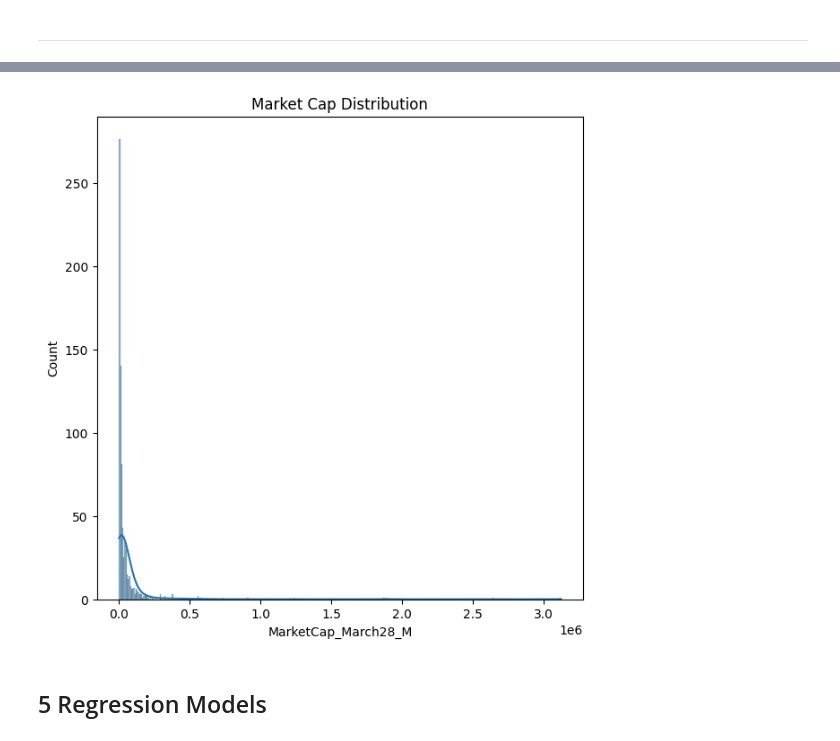
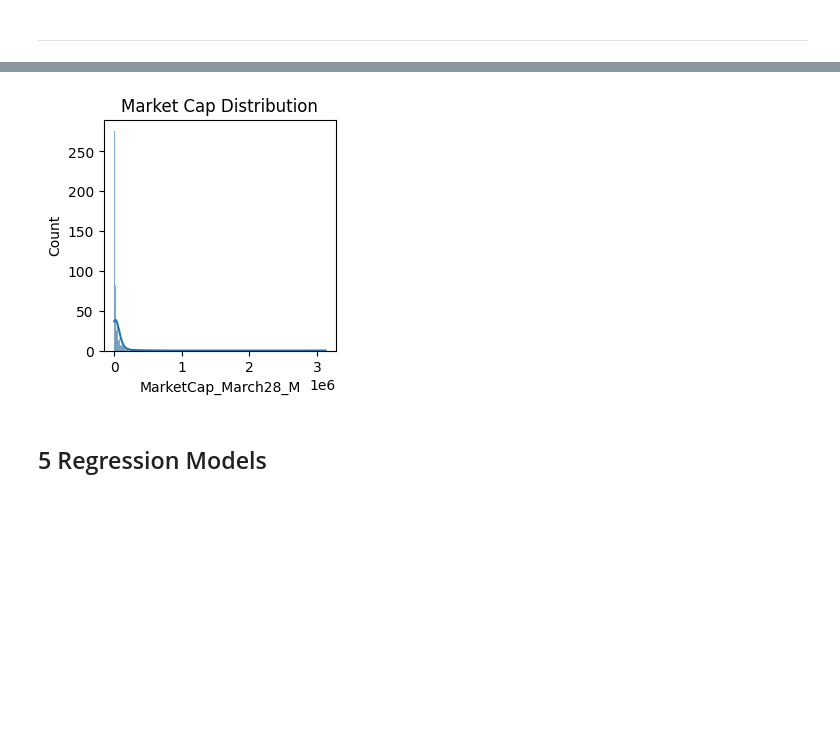
Before and after one commit to jss2326/AML-Final-Project, a Jupyter notebook: AML_Deliverable 3_Group 24.ipynb, the cells around one changed output, grey strips where cells are left out. Cells and saved outputs as stored; diff of their text form; code cells hidden in the pictures; blank space fills up the shorter version.

```diff
--- a/AML_Deliverable 3_Group 24.ipynb
+++ b/AML_Deliverable 3_Group 24.ipynb
@@ -26,8 +27,8 @@ from sklearn.metrics import mean_squared_error, r2_score
 from sklearn.linear_model import LinearRegression
 # %%
 # Load data
-df = pd.read_csv('2024FinancialData.csv')
-df.head()
+initial_df = pd.read_csv('FinancialData.csv')
+initial_df.head()
 # %% [output]
 |  | Rank | Company | Ticker | Sector | Industry | Profitable | Founder_is_CEO | FemaleCEO | Growth_in_Jobs | ... |
 | 0 | 1 | Walmart | WMT | Retailing | General Merchandisers | yes | no | no | no | ... |
@@ -150,11 +134,11 @@ dtype: int64
 # %% [markdown]
 We drop the rows with missing values for "MarketCap_March28_M" and impute the values for "RevenuePercentChange," "Profits_M," and "ProfitsPercentChange." We are using the median for imputing the values of these metrics because financial data tends to be skewed.
 # %%
-df_cleaned = df_cleaned.dropna(subset=['MarketCap_March28_M'])
-df_cleaned = df_cleaned.dropna(subset=['Ticker'])
-df_cleaned['RevenuePercentChange'] = df_cleaned['RevenuePercentChange'].fillna(df_cleaned['RevenuePercentChange'].median())
-df_cleaned['Profits_M'] = df_cleaned['Profits_M'].fillna(df_cleaned['Profits_M'].median())
-df_cleaned['ProfitsPercentChange'] = df_cleaned['ProfitsPercentChange'].fillna(df_cleaned['ProfitsPercentChange'].median())
+df = df.dropna(subset=['MarketCap_March28_M'])
+df = df.dropna(subset=['Ticker'])
+df['RevenuePercentChange'] = df['RevenuePercentChange'].fillna(df['RevenuePercentChange'].median())
+df['Profits_M'] = df['Profits_M'].fillna(df['Profits_M'].median())
+df['ProfitsPercentChange'] = df['ProfitsPercentChange'].fillna(df['ProfitsPercentChange'].median())
 # %%
 # checking for missing values again
 
@@ -174,18 +173,18 @@ We will add metrics we will need for predicting market cap and for classifying f
 - Employee Efficiency (Revenue per employee)
 # %%
 # Regression-related metrics for predicting Market Cap
-df_cleaned['Revenue_Growth'] = df_cleaned.groupby('Ticker')['Revenues_M'].pct_change() * 100  # Revenue growth in percentage
-df_cleaned['Profit_Margin'] = df_cleaned['Profits_M'] / df_cleaned['Revenues_M']  # Profit margin
+df['Revenue_Growth'] = df.groupby('Ticker')['Revenues_M'].pct_change() * 100  # Revenue growth in percentage
+df['Profit_Margin'] = df['Profits_M'] / df['Revenues_M']  # Profit margin
 
 # Company growth metrics outlined in deliverable 2
-df_cleaned['Profit_Growth'] = df_cleaned.groupby('Ticker')['Profits_M'].pct_change() * 100  # Profit growth
-df_cleaned['Revenue_per_Employee'] = df_cleaned['Revenues_M'] / df_cleaned['Number_of_employees']  # Revenue per employee
+df['Profit_Growth'] = df.groupby('Ticker')['Profits_M'].pct_change() * 100  # Profit growth
+df['Revenue_per_Employee'] = df['Revenues_M'] / df['Number_of_employees']  # Revenue per employee
 
 # Growth references the year before so the first value returns a !#REF error
-df_cleaned['Revenue_Growth'] = df_cleaned['Revenue_Growth'].fillna(0)
-df_cleaned['Profit_Growth'] = df_cleaned['Profit_Growth'].fillna(0)
+df['Revenue_Growth'] = df['Revenue_Growth'].fillna(0)
+df['Profit_Growth'] = df['Profit_Growth'].fillna(0)
 
-print(df_cleaned.head())
+print(df.head())
 # %% [output]
   Ticker       Sector                                  Industry Profitable  \
 0    WMT    Retailing                     General Merchandisers        yes
@@ -211,12 +210,12 @@ Split the data, scale numerical variables, encode categorical variables.
 ### 3.1 Define target and features
 # %%
 # Define numeric columns to normalize
-num_features = ['Revenue_Growth', 'Profit_Margin', 'Profit_Growth', 'Revenue_per_Employee',
+num_features = ['EBITDA', 'Revenue_Growth', 'Profit_Margin', 'Profit_Growth', 'Revenue_per_Employee',
                      'MarketCap_March28_M', 'Revenues_M', 'Profits_M', 'Assets_M', 'MarketCap_Updated_M']
 
-# Split data into features (X) and target (y)
-X = df_cleaned[num_features]
-y = df_cleaned['MarketCap_March28_M']  # Target variable
+
+X = df[num_features]
+y = df['MarketCap_March28_M']  # Target variable
 # %% [markdown]
 ### 3.2 Split data
 
@@ -311,8 +329,8 @@ plt.show()
 # %%
 # Market Cap distribution
-plt.figure(figsize=(7, 7))
+plt.figure(figsize=(3, 3))
 sns.histplot(y_train, kde=True)
 plt.title('Market Cap Distribution')
 plt.show()
 # %% [output]
-[figure, old version]
+[figure, new version]
```
Also changed, not shown: parts of 35 cells of this notebook, 3 other files.
